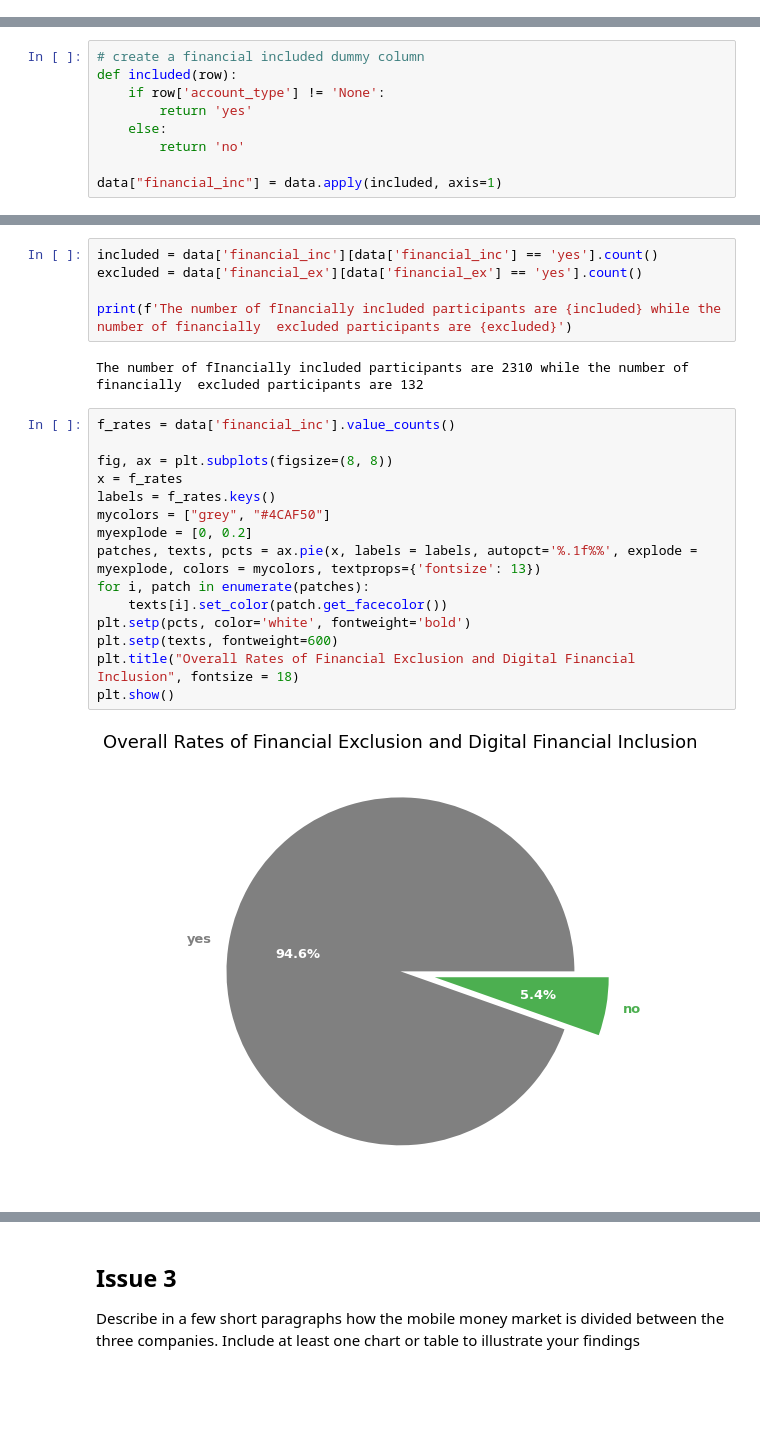
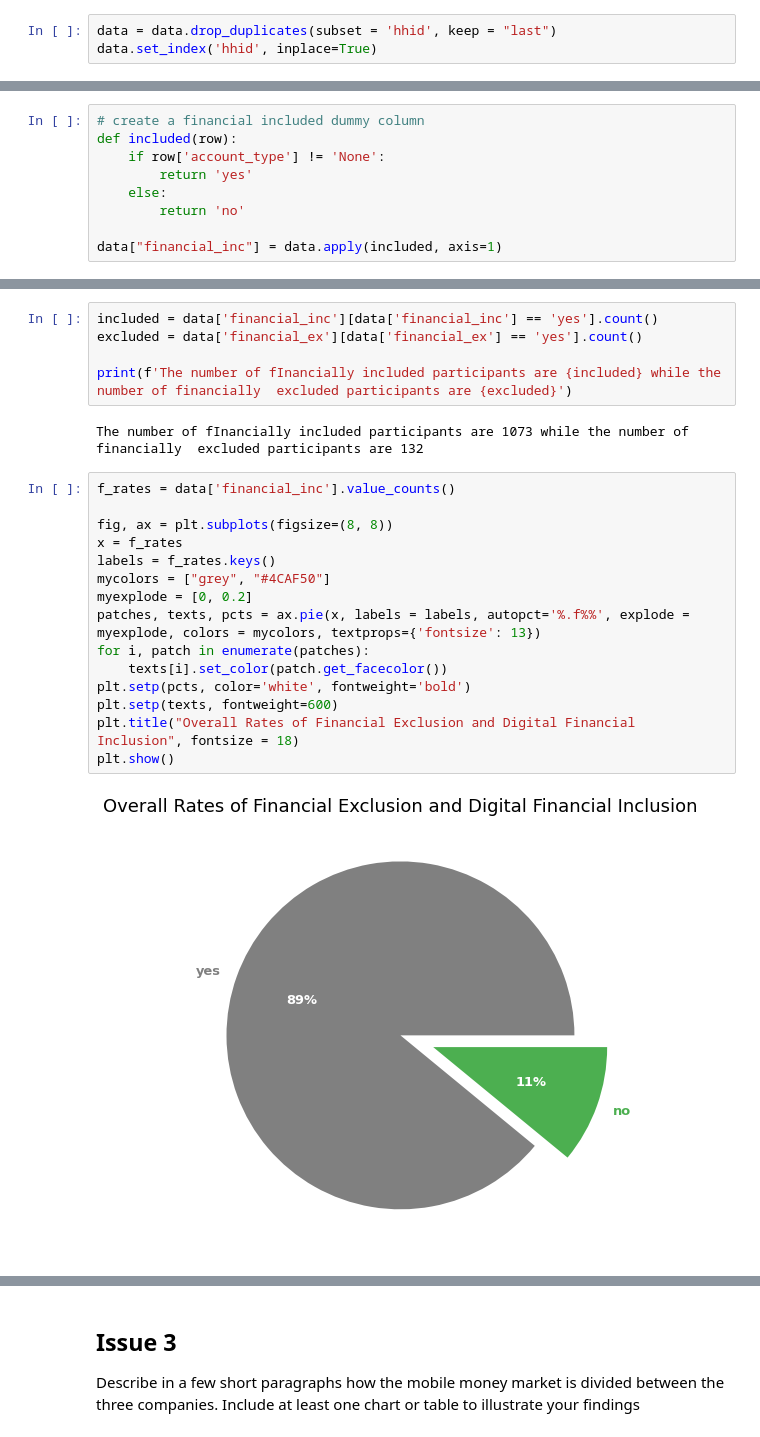
Before and after one commit to Ayo-G/Case-Study, a Jupyter notebook: Mobile Money Case Study/Mobile Money.ipynb, the cells around one changed output, grey strips where cells are left out. Saved outputs shown, nothing was run; the diff lists cells and outputs as text; blank space fills up the shorter version.

```diff
--- a/Mobile Money Case Study/Mobile Money.ipynb
+++ b/Mobile Money Case Study/Mobile Money.ipynb
@@ -157,3 +157,6 @@ v246 - Have you been a victim of fraud?
 # %% [markdown]
 ## Issue 1
 During the survey, participants listed all the different types of financial account that they have registered.<br> The resulting data has a format where there is one observation per account type.<br> Format the data so that there is now one observation per participant.
+# %%
+data = data.drop_duplicates(subset = 'hhid', keep = "last")
+data.set_index('hhid', inplace=True)
@@ -197,22 +223,22 @@ excluded = data['financial_ex'][data['financial_ex'] == 'yes'].count()
 
 print(f'The number of fInancially included participants are {included} while the number of financially  excluded participants are {excluded}')
 # %% [output]
-The number of fInancially included participants are 2310 while the number of financially  excluded participants are 132
+The number of fInancially included participants are 1073 while the number of financially  excluded participants are 132
 # %%
 f_rates = data['financial_inc'].value_counts()
 
 fig, ax = plt.subplots(figsize=(8, 8))
 x = f_rates
 labels = f_rates.keys()
 mycolors = ["grey", "#4CAF50"]
 myexplode = [0, 0.2]
-patches, texts, pcts = ax.pie(x, labels = labels, autopct='%.1f%%', explode = myexplode, colors = mycolors, textprops={'fontsize': 13})
+patches, texts, pcts = ax.pie(x, labels = labels, autopct='%.f%%', explode = myexplode, colors = mycolors, textprops={'fontsize': 13})
 for i, patch in enumerate(patches):
     texts[i].set_color(patch.get_facecolor())
 plt.setp(pcts, color='white', fontweight='bold')
 plt.setp(texts, fontweight=600)
 plt.title("Overall Rates of Financial Exclusion and Digital Financial Inclusion", fontsize = 18)
 plt.show()
 # %% [output]
-[figure, old version]
+[figure, new version]
 # %% [markdown]
```
Also changed, not shown: parts of 11 cells of this notebook, 3 other files.
